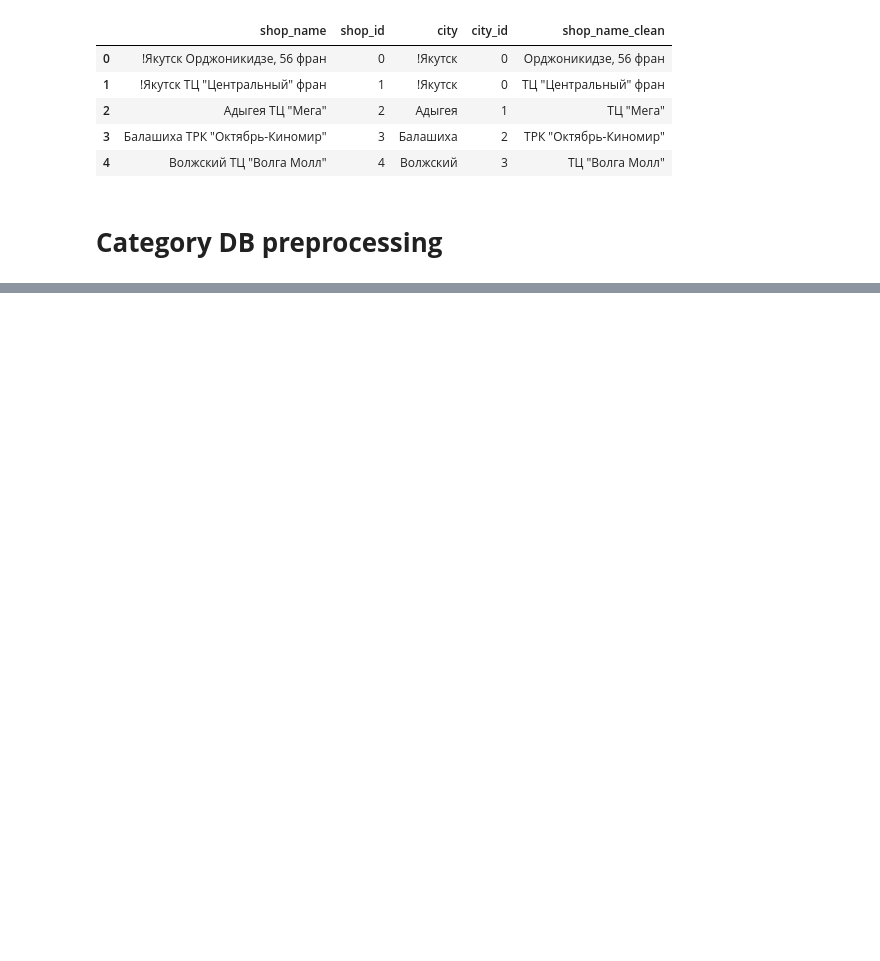
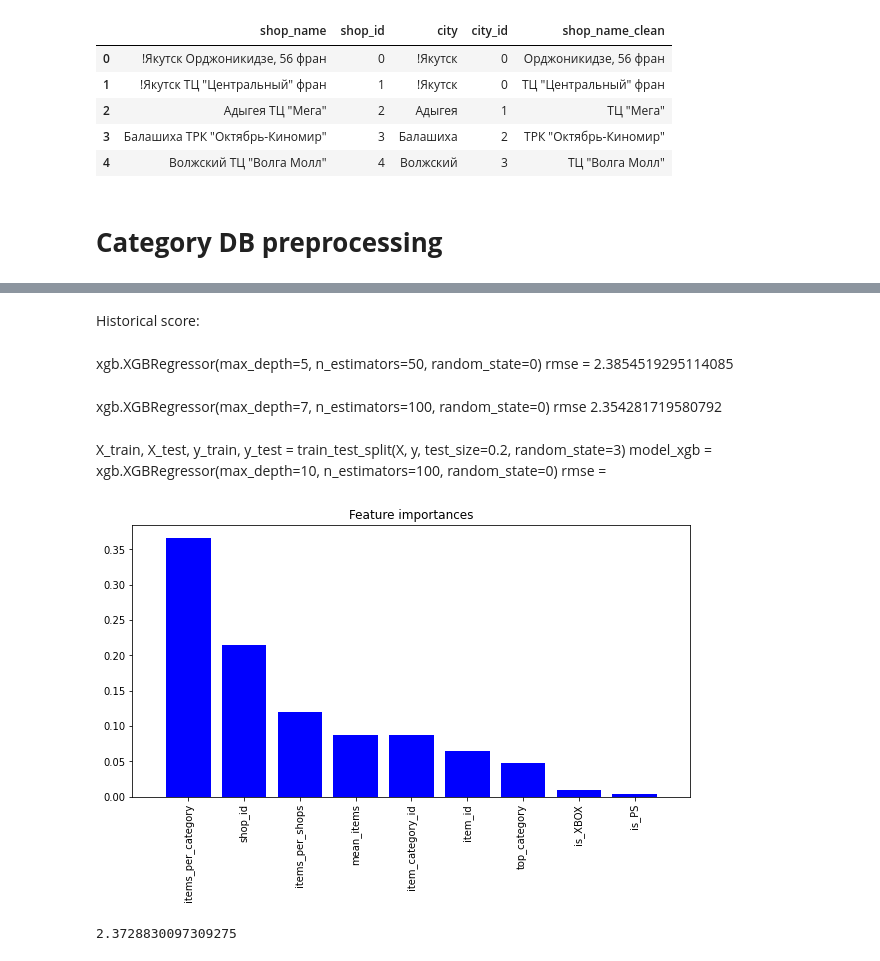
Before and after one commit to malowana/PredictFutureSales, a Jupyter notebook: Predict_Future_Sales.ipynb, the cells around one changed output, grey strips where cells are left out. Saved outputs shown, nothing was run; the diff lists cells and outputs as text; code cells hidden in the pictures; blank space fills up the shorter version.

```diff
--- a/Predict_Future_Sales.ipynb
+++ b/Predict_Future_Sales.ipynb
@@ -110,0 +507,11 @@ len(top_shops)
+# %%
+# split data into train and test sets
+X = train2[ feats ].values
+y = train2['item_cnt_day'].values
+X_train, X_test, y_train, y_test = train_test_split(X, y, test_size=0.2, random_state=3)
+# fit model no training data
+model_xgb = xgb.XGBRegressor(max_depth=10, n_estimators=100, random_state=0)
+model_xgb.fit(X_train, y_train)
+# make predictions for test data
+y_pred = model_xgb.predict(X_test)
+mean_squared_error(y_test, y_pred, squared=False)
@@ -110,0 +521,16 @@ len(top_shops)
+# %% [markdown]
+Historical score:
+# %% [markdown]
+xgb.XGBRegressor(max_depth=5, n_estimators=50, random_state=0)
+rmse = 2.3854519295114085
+# %% [markdown]
+xgb.XGBRegressor(max_depth=7, n_estimators=100, random_state=0)
+rmse 2.354281719580792
+# %% [markdown]
+X_train, X_test, y_train, y_test = train_test_split(X, y, test_size=0.2, random_state=3)
+model_xgb = xgb.XGBRegressor(max_depth=10, n_estimators=100, random_state=0)
+rmse =
+# %%
+draw_feature_importances(model_xgb, feats)
+# %% [output]
+[figure, added]
@@ -110,0 +548,10 @@ len(top_shops)
+# %%
+X = train2[ get_feats(df_all) ].values
+y = train2['item_cnt_day'].values
+model = ctb.CatBoostRegressor(max_depth=8, n_estimators=100, verbose=0, random_state=0, custom_metric='RMSE')
+model.fit(X, y)
+y_pred = model.predict(X)
+
+mean_squared_error(y, y_pred, squared=False)
+# %% [output]
+2.3728830097309275
```
Also changed, not shown: parts of 48 cells of this notebook.
